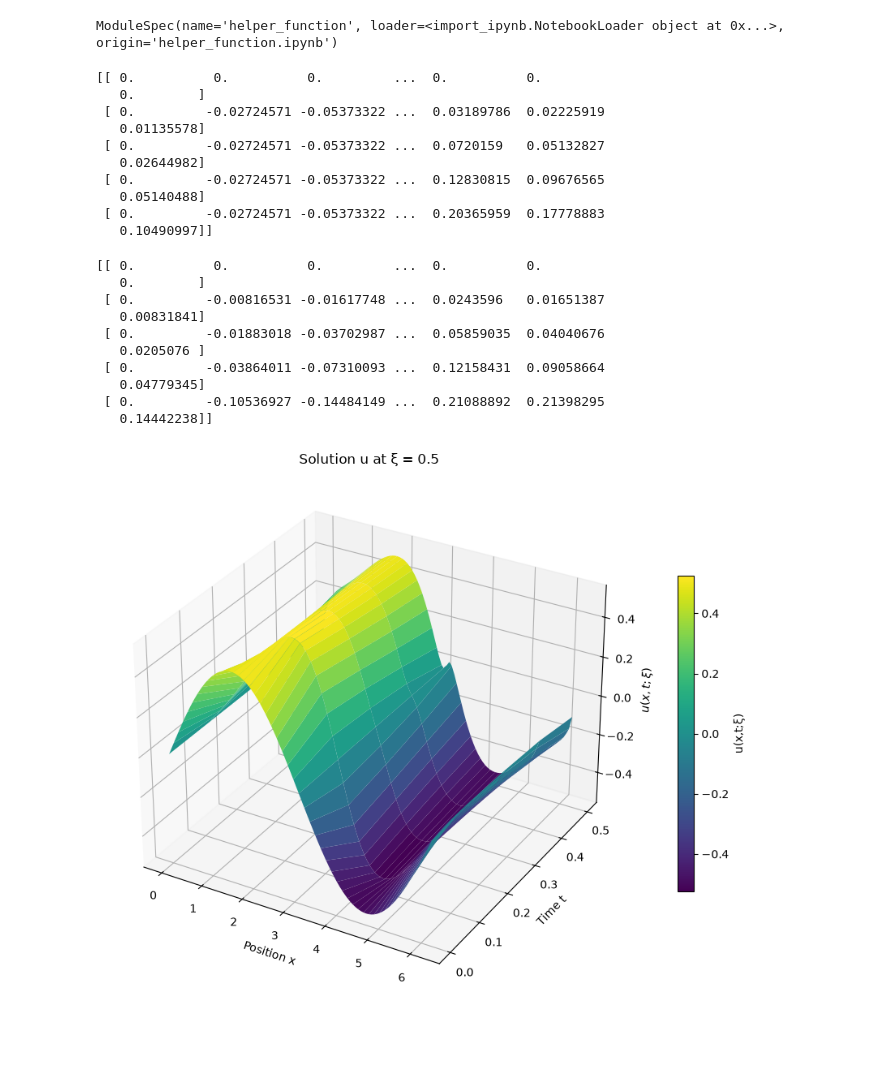
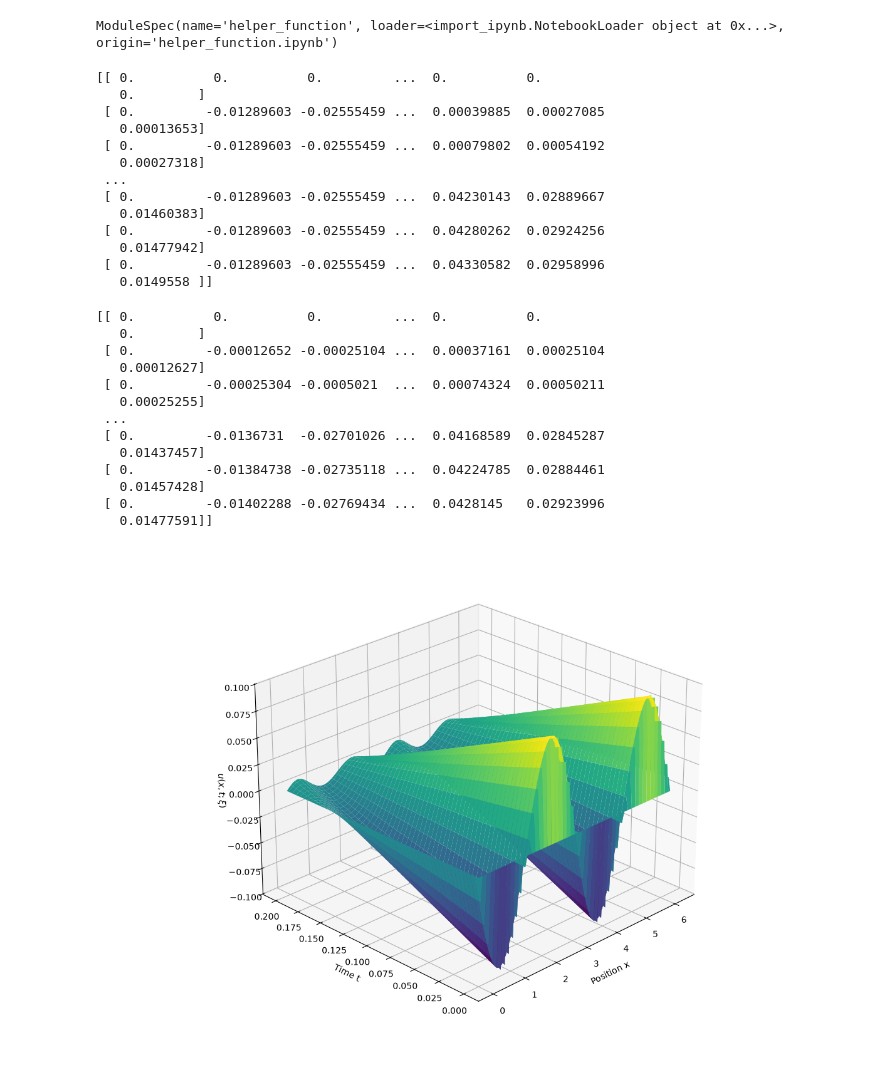
Before and after one commit to giangch0/stochastic_pde, a Jupyter notebook: main.ipynb, the cells around one changed output. Saved outputs shown, nothing was run; the diff lists cells and outputs as text; code cells hidden in the pictures; blank space fills up the shorter version.

Commit message:
3d plot added

```diff
--- a/main.ipynb
+++ b/main.ipynb
@@ -28,9 +28,8 @@ x = np.linspace(0, 2*np.pi, N, endpoint=False)
 delta_x = x[1] - x[0]
 
 # Time domain
-T = 0.5
-Nt = 10
-t = np.linspace(0, T, 5)
+T = 0.2
+t = np.linspace(0, T, N)
 delta_t = t[1] - t[0]
 # %%
 #Solve M = 0 system normally
@@ -73,61 +72,68 @@ print(M2_result)
 # %% [output]
 [[ 0.          0.          0.         ...  0.          0.
    0.        ]
- [ 0.         -0.02724571 -0.05373322 ...  0.03189786  0.02225919
-   0.01135578]
- [ 0.         -0.02724571 -0.05373322 ...  0.0720159   0.05132827
-   0.02644982]
- [ 0.         -0.02724571 -0.05373322 ...  0.12830815  0.09676565
-   0.05140488]
- [ 0.         -0.02724571 -0.05373322 ...  0.20365959  0.17778883
-   0.10490997]]
+ [ 0.         -0.01289603 -0.02555459 ...  0.00039885  0.00027085
+   0.00013653]
+ [ 0.         -0.01289603 -0.02555459 ...  0.00079802  0.00054192
+   0.00027318]
+ ...
+ [ 0.         -0.01289603 -0.02555459 ...  0.04230143  0.02889667
+   0.01460383]
+ [ 0.         -0.01289603 -0.02555459 ...  0.04280262  0.02924256
+   0.01477942]
+ [ 0.         -0.01289603 -0.02555459 ...  0.04330582  0.02958996
+   0.0149558 ]]
 # %%
 result_M2_normal = odeint(GeneralBurgRHS, u_init_flat_M2, t, args = (delta_x,M2,N))
 print(result_M2_normal)
 # %% [output]
 [[ 0.          0.          0.         ...  0.          0.
    0.        ]
- [ 0.         -0.00816531 -0.01617748 ...  0.0243596   0.01651387
-   0.00831841]
- [ 0.         -0.01883018 -0.03702987 ...  0.05859035  0.04040676
-   0.0205076 ]
- [ 0.         -0.03864011 -0.07310093 ...  0.12158431  0.09058664
-   0.04779345]
- [ 0.         -0.10536927 -0.14484149 ...  0.21088892  0.21398295
-   0.14442238]]
+ [ 0.         -0.00012652 -0.00025104 ...  0.00037161  0.00025104
+   0.00012627]
+ [ 0.         -0.00025304 -0.0005021  ...  0.00074324  0.00050211
+   0.00025255]
+ ...
+ [ 0.         -0.0136731  -0.02701026 ...  0.04168589  0.02845287
+   0.01437457]
+ [ 0.         -0.01384738 -0.02735118 ...  0.04224785  0.02884461
+   0.01457428]
+ [ 0.         -0.01402288 -0.02769434 ...  0.0428145   0.02923996
+   0.01477591]]
 # %%
+%matplotlib widget
 u0atallt_ = M2_result[:, 0:N]
 u1atallt_ = M2_result[:, N:2*N]
 u2atallt_ = M2_result[:, 2*N:3*N]
 x_axis = x
 y_axis = t
 
 # Define variables
-xi = 1/2
+xi = 0
 # Define Hermite polynomials
 H0 = 1
 H1 = xi
 H2 = xi**2 - 1
 Z = H0*u0atallt_ + H1*u1atallt_ + H2*u2atallt_
-X,Y = np.meshgrid(x_axis, y_axis)
 
-# Plot
-fig = plt.figure(figsize=(12, 7))
-ax = plt.axes(projection='3d')
+fig = plt.figure(figsize=(12, 8))
+ax = fig.add_subplot(111, projection="3d")
 
-surface = ax.plot_surface(
+surf = ax.plot_surface(
     X, Y, Z,
-    cmap='viridis',
-    edgecolor='none'
+    cmap="viridis",
+    edgecolor="none",
+    linewidth=0,
+    antialiased=True,
+    shade=True
 )
 
-ax.set_xlabel('Position x')
-ax.set_ylabel('Time t')
-ax.set_zlabel(r'$u(x,t;\xi)$')
-ax.set_title(f' Solution u at ξ = {xi}')
+ax.set_xlabel("Position x")
+ax.set_ylabel("Time t")
+ax.set_zlabel(r"$u(x,t;\xi)$")
+ax.view_init(elev=25, azim=-135)
 
-fig.colorbar(surface, ax=ax, shrink=0.6, label='u(x,t;ξ)')
 plt.tight_layout()
 plt.show()
 # %% [output]
-[figure, old version]
+[figure, new version]
```
Also changed, not shown: parts of 1 cell of this notebook.
